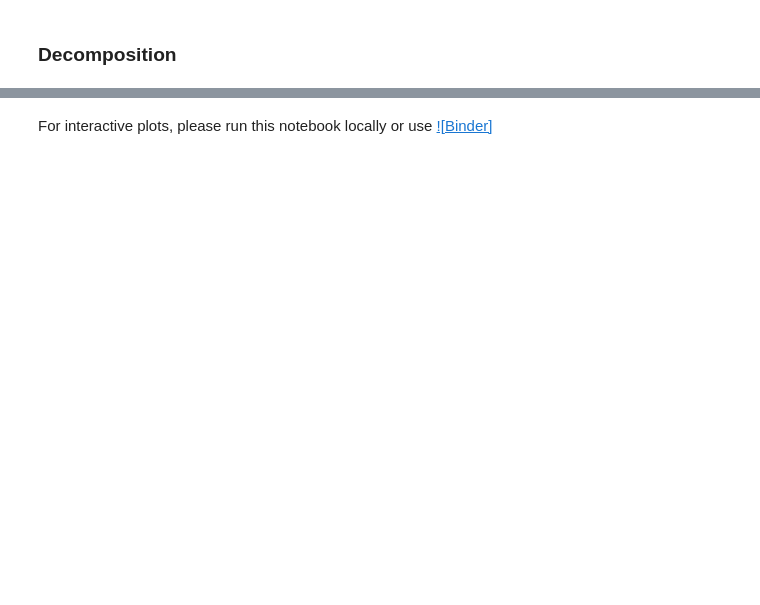
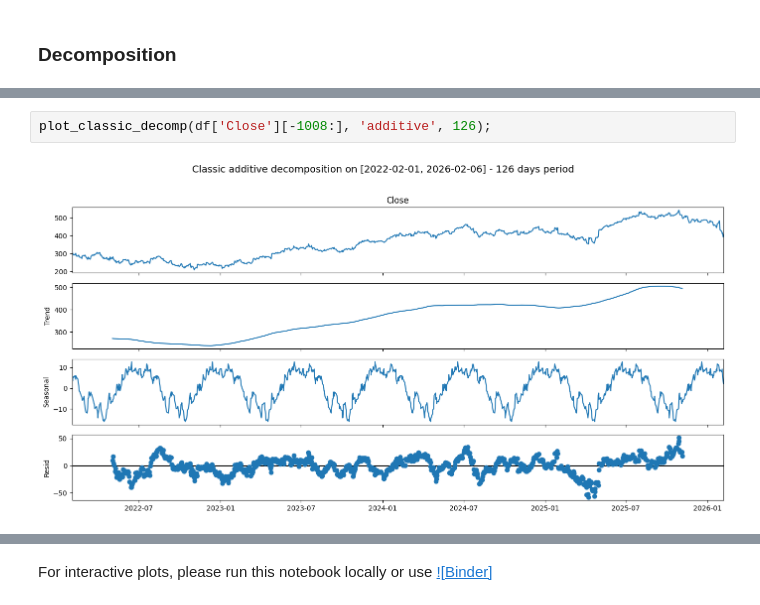
Before and after one commit to shashankgarewal/Time-Series-Analysis-Forecasting, a Jupyter notebook: notebooks/02_eda_analysis.ipynb, the cells around one changed output, grey strips where cells are left out. Drawn from its saved outputs; the diff is of its cells as text; blank space fills up the shorter version.

```diff
--- a/notebooks/02_eda_analysis.ipynb
+++ b/notebooks/02_eda_analysis.ipynb
@@ -173,0 +187,4 @@ plt.show()
+# %%
+plot_classic_decomp(df['Close'][-1008:], 'additive', 126);
+# %% [output]
+[figure, added]
```
Also changed, not shown: parts of 26 cells of this notebook.
